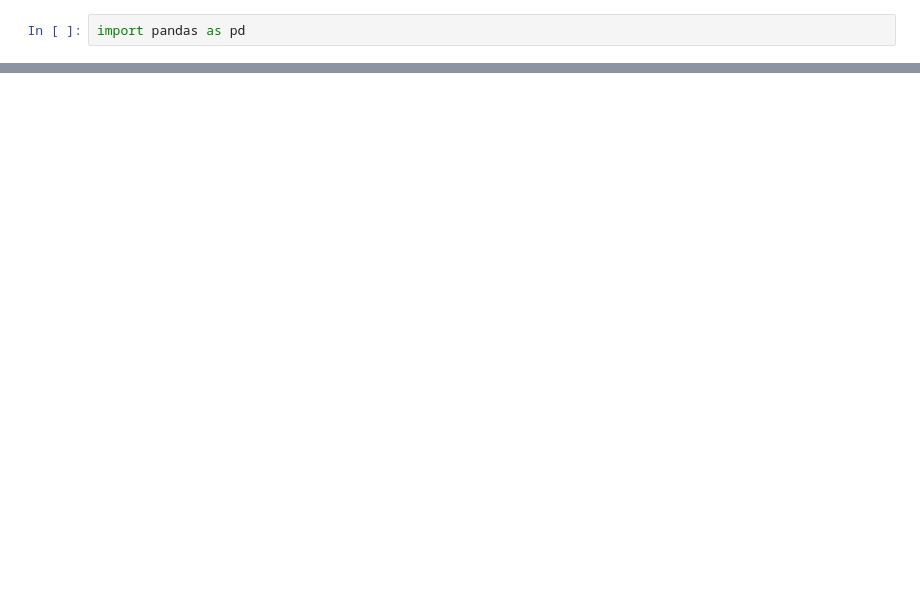
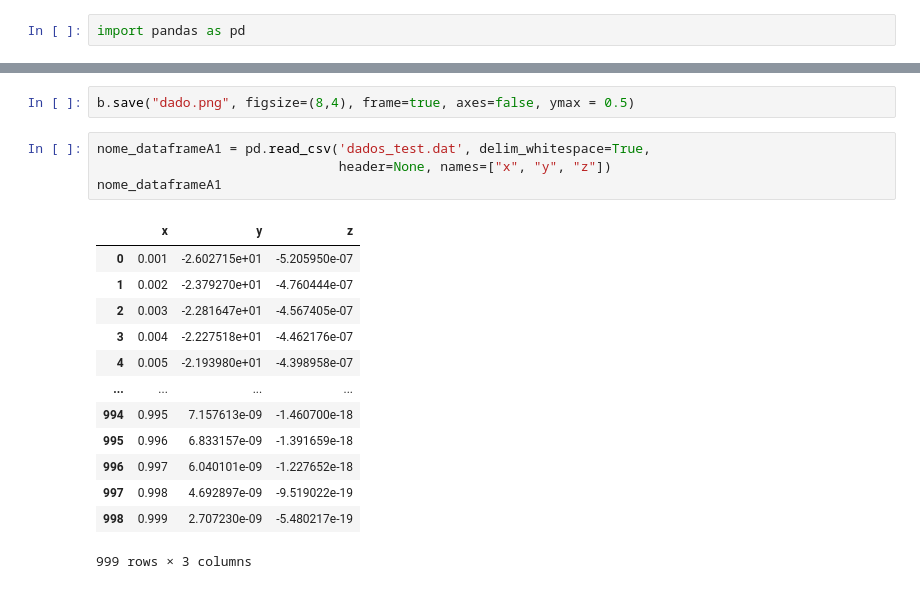
Before and after one commit to ufokis/GPDsigmaPhotonProton, a Jupyter notebook: Analise_Eskola.ipynb, the cells around one changed output, grey strips where cells are left out. Cells and saved outputs as stored; diff of their text form; blank space fills up the shorter version.

```diff
--- a/Analise_Eskola.ipynb
+++ b/Analise_Eskola.ipynb
@@ -16,0 +23,20 @@ b.show(figsize=(8,4), frame=true, axes=false, xmax =1000, ymax = .01 )
+# %%
+b.save("dado.png", figsize=(8,4), frame=true, axes=false, ymax = 0.5)
+# %%
+nome_dataframeA1 = pd.read_csv('dados_test.dat', delim_whitespace=True,
+                               header=None, names=["x", "y", "z"])
+nome_dataframeA1
+# %% [output]
+|  | x | y | z |
+| 0 | 0.001 | -2.602715e+01 | -5.205950e-07 |
+| 1 | 0.002 | -2.379270e+01 | -4.760444e-07 |
+| 2 | 0.003 | -2.281647e+01 | -4.567405e-07 |
+| 3 | 0.004 | -2.227518e+01 | -4.462176e-07 |
+| 4 | 0.005 | -2.193980e+01 | -4.398958e-07 |
+| ... | ... | ... | ... |
+| 994 | 0.995 | 7.157613e-09 | -1.460700e-18 |
+| 995 | 0.996 | 6.833157e-09 | -1.391659e-18 |
+| 996 | 0.997 | 6.040101e-09 | -1.227652e-18 |
+| 997 | 0.998 | 4.692897e-09 | -9.519022e-19 |
+| 998 | 0.999 | 2.707230e-09 | -5.480217e-19 |
+999 rows × 3 columns
```
Also changed, not shown: parts of 18 cells of this notebook, 52 other files.
